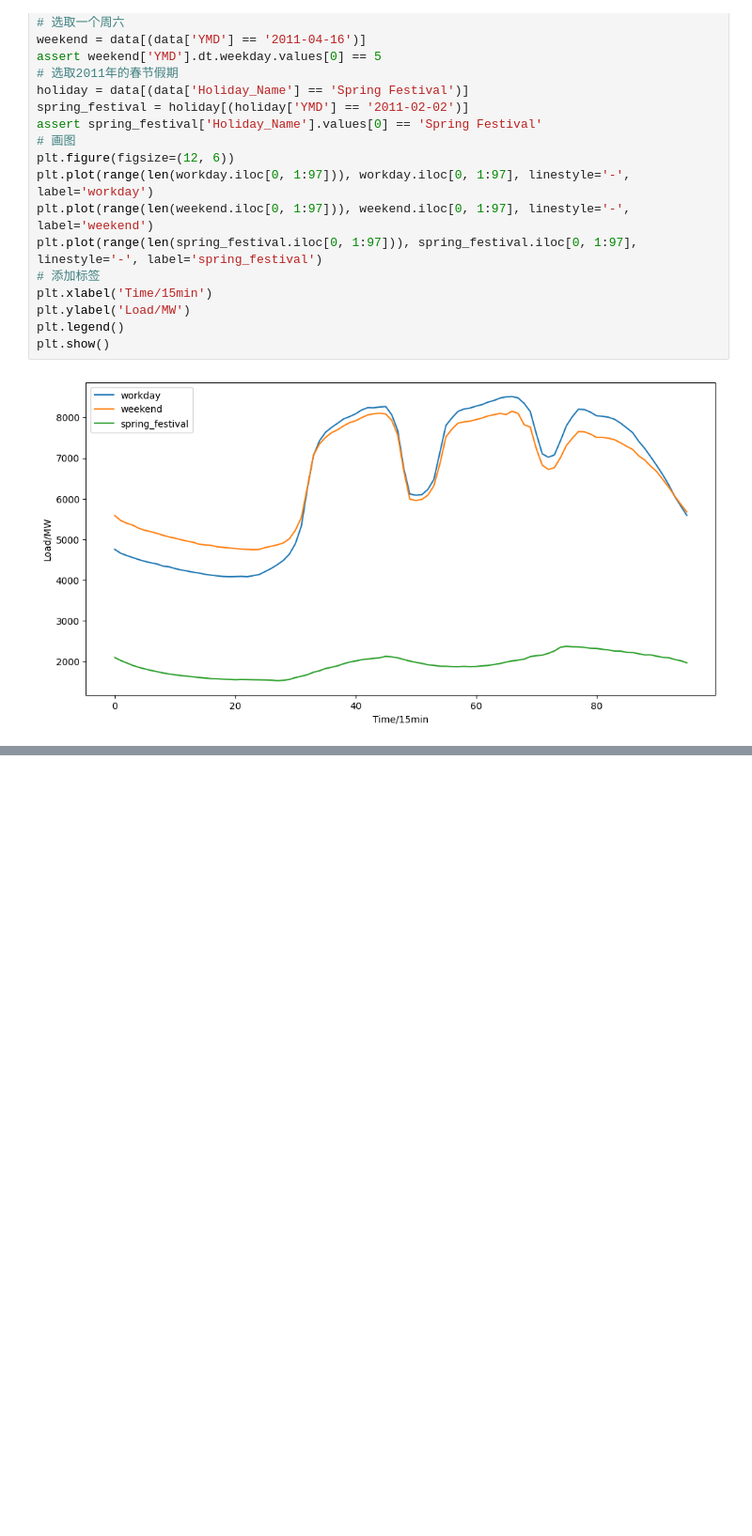
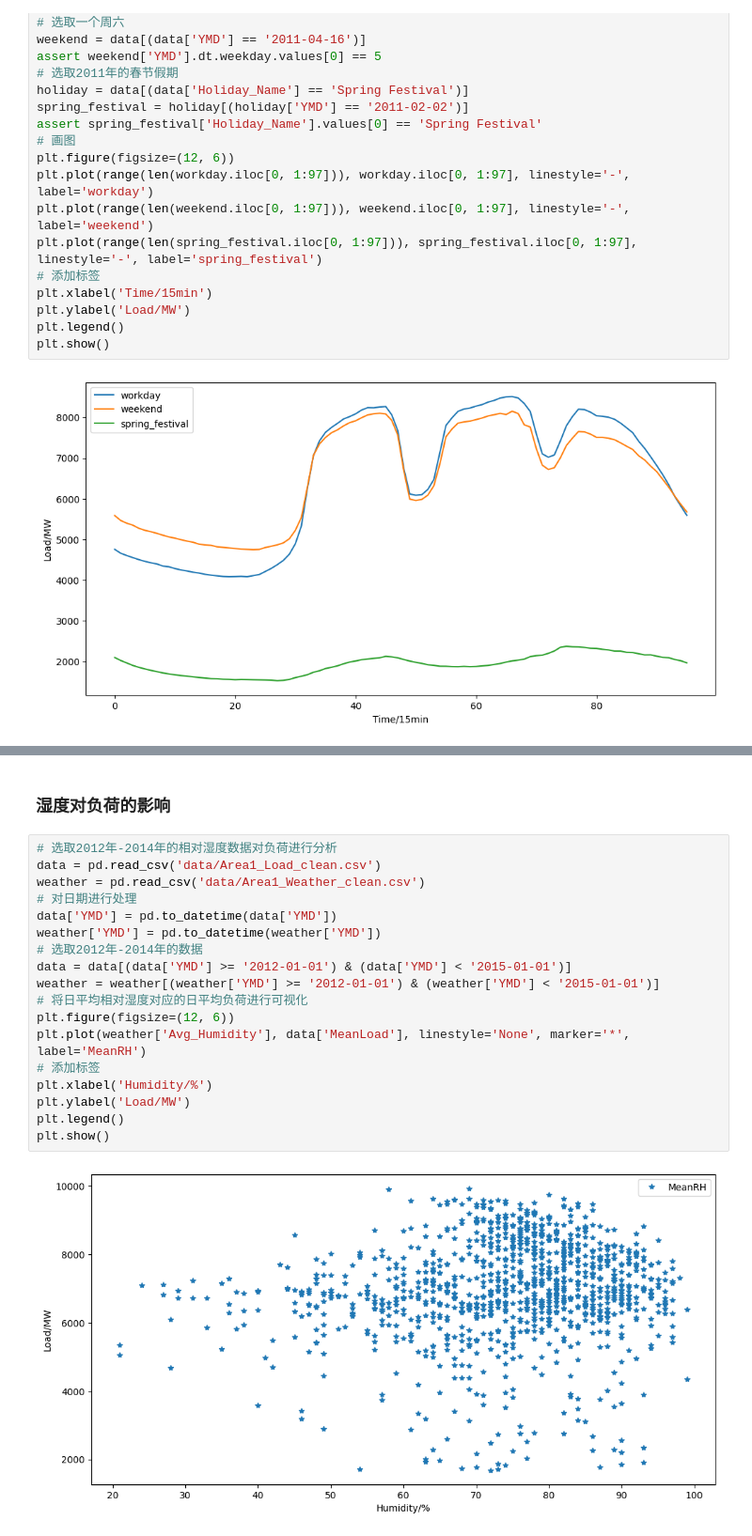
Before and after one commit to John-Chen92/Electricity_Load_Forecast, a Jupyter notebook: data_analyse.ipynb, the cells around one changed output, grey strips where cells are left out. Shown at 94% size. Cells and saved outputs as stored; diff of their text form; blank space fills up the shorter version.

```diff
--- a/data_analyse.ipynb
+++ b/data_analyse.ipynb
@@ -282,0 +391,22 @@ plt.show()
+# %% [markdown]
+### 湿度对负荷的影响
+# %%
+# 选取2012年-2014年的相对湿度数据对负荷进行分析
+data = pd.read_csv('data/Area1_Load_clean.csv')
+weather = pd.read_csv('data/Area1_Weather_clean.csv')
+# 对日期进行处理
+data['YMD'] = pd.to_datetime(data['YMD'])
+weather['YMD'] = pd.to_datetime(weather['YMD'])
+# 选取2012年-2014年的数据
+data = data[(data['YMD'] >= '2012-01-01') & (data['YMD'] < '2015-01-01')]
+weather = weather[(weather['YMD'] >= '2012-01-01') & (weather['YMD'] < '2015-01-01')]
+# 将日平均相对湿度对应的日平均负荷进行可视化
+plt.figure(figsize=(12, 6))
+plt.plot(weather['Avg_Humidity'], data['MeanLoad'], linestyle='None', marker='*', label='MeanRH')
+# 添加标签
+plt.xlabel('Humidity/%')
+plt.ylabel('Load/MW')
+plt.legend()
+plt.show()
+# %% [output]
+[figure, added]
```
Also changed, not shown: parts of 22 cells of this notebook, 17 other files.
